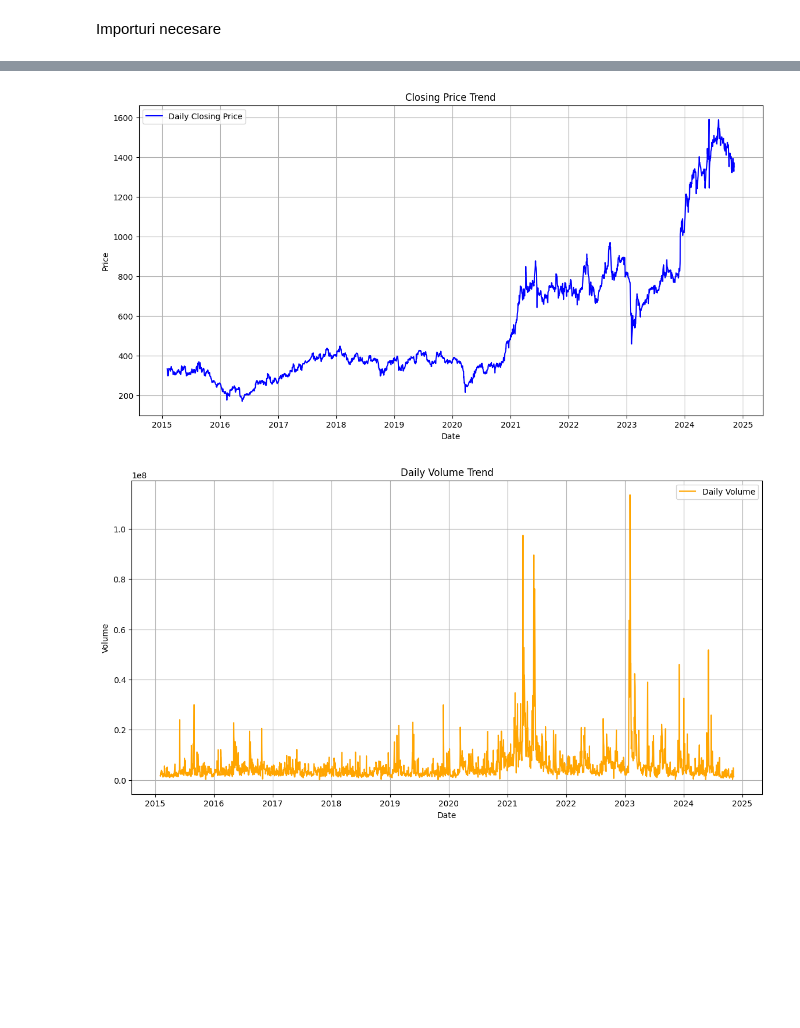
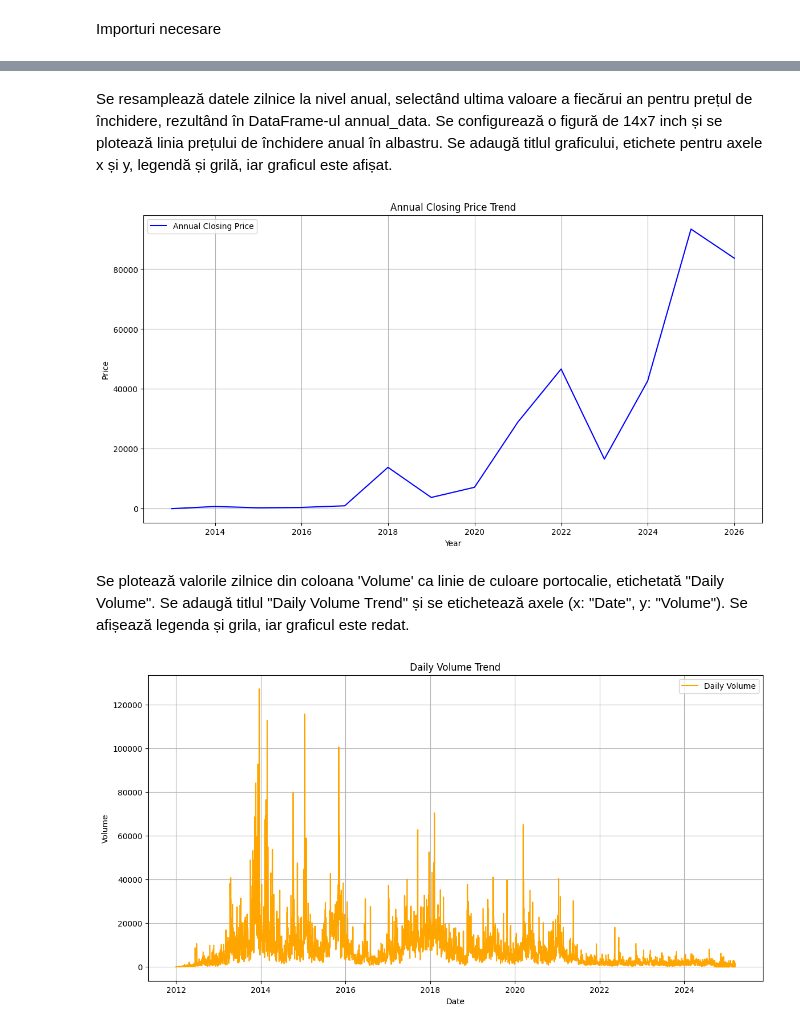
Before and after one commit to marianpop03/Trading_prediction, a Jupyter notebook: project.ipynb, the cells around one changed output, grey strips where cells are left out. Drawn from its saved outputs; the diff is of its cells as text; code cells hidden in the pictures; blank space fills up the shorter version.

```diff
--- a/project.ipynb
+++ b/project.ipynb
@@ -14,0 +24,15 @@ data = pd.read_csv(file_path)
+# %%
+file_path = "C:\\Users\\Marian.Pop\\Downloads\\btcusd_1-min_data.csv"
+data = pd.read_csv(file_path)
+print(data.columns)
+
+# Convertește coloana 'Timestamp' în datetime (folosind errors='coerce' pentru a transforma valorile invalide în NaT)
+data['Date'] = pd.to_datetime(data['Timestamp'], unit='s', errors='coerce')
+
+
+# Tratarea valorilor lipsă fără a le elimina
+data['NumericTimestamp'] = data['Date'].apply(lambda x: x.timestamp() if pd.notnull(x) else np.nan)
+
+# Elimină coloanele non-numerice pentru calculul corelațiilor
+numeric_data = data.drop(columns=['Date', 'Timestamp'])
+print(numeric_data.corr())
@@ -62,17 +136,27 @@ daily_data = data.set_index('Date').resample('D').agg({
     'Close': 'last',
     'Volume': 'sum'
 }).dropna()
+# %% [markdown]
+Se resamplează datele zilnice la nivel anual, selectând ultima valoare a fiecărui an pentru prețul de închidere, rezultând în DataFrame-ul annual_data.
+Se configurează o figură de 14x7 inch și se plotează linia prețului de închidere anual în albastru.
+Se adaugă titlul graficului, etichete pentru axele x și y, legendă și grilă, iar graficul este afișat.
 # %%
+annual_data = daily_data.resample('YE').last()
+
 plt.figure(figsize=(14, 7))
-plt.plot(daily_data['Close'], label='Daily Closing Price', color='blue')
-plt.title('Closing Price Trend')
-plt.xlabel('Date')
+plt.plot(annual_data['Close'], label='Annual Closing Price', color='blue')
+plt.title('Annual Closing Price Trend')
+plt.xlabel('Year')
 plt.ylabel('Price')
 plt.legend()
 plt.grid()
 plt.show()
 # %% [output]
-[figure, old version]
+[figure, new version]
+# %% [markdown]
+Se plotează valorile zilnice din coloana 'Volume' ca linie de culoare portocalie, etichetată "Daily Volume".
+Se adaugă titlul "Daily Volume Trend" și se etichetează axele (x: "Date", y: "Volume").
+Se afișează legenda și grila, iar graficul este redat.
 # %%
 plt.figure(figsize=(14, 7))
 plt.plot(daily_data['Volume'], label='Daily Volume', color='orange')
@@ -83,4 +167,4 @@ plt.legend()
 plt.grid()
 plt.show()
 # %% [output]
-[figure, old version]
+[figure, new version]
```
Also changed, not shown: parts of 15 cells of this notebook, 1 other file.
